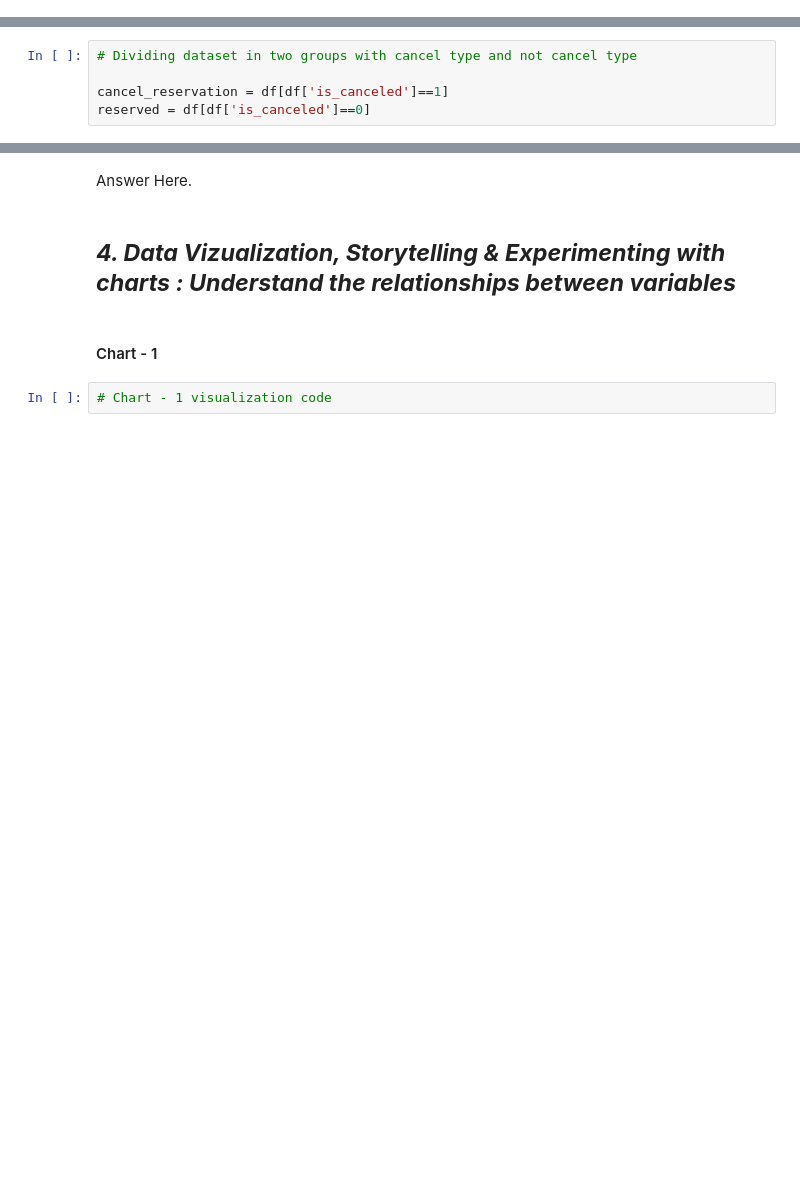
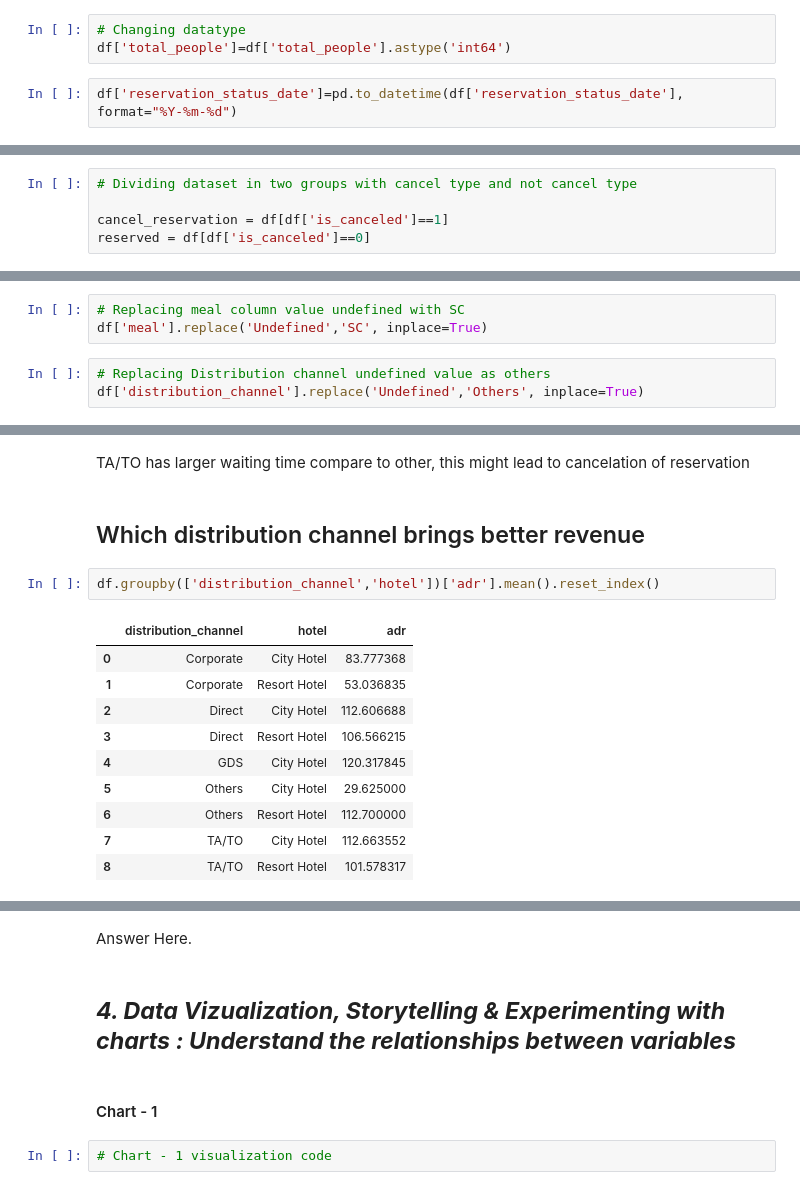
Before and after one commit to ZenCodex559/Hotel-Booking-Analysis, a Jupyter notebook: EDA_Capstone_Project_|_Hotel_Booking_Analysis.ipynb, the cells around one changed output, grey strips where cells are left out. Saved outputs shown, nothing was run; the diff lists cells and outputs as text; blank space fills up the shorter version.

```diff
--- a/EDA_Capstone_Project_|_Hotel_Booking_Analysis.ipynb
+++ b/EDA_Capstone_Project_|_Hotel_Booking_Analysis.ipynb
@@ -293,0 +324,5 @@ df = df.drop_duplicates()
+# %%
+# Changing datatype
+df['total_people']=df['total_people'].astype('int64')
+# %%
+df['reservation_status_date']=pd.to_datetime(df['reservation_status_date'], format="%Y-%m-%d")
@@ -309,0 +351,6 @@ precentage of city hotel booked 61 %, precentage of resort hotel booked 39 %
+# %%
+# Replacing meal column value undefined with SC
+df['meal'].replace('Undefined','SC', inplace=True)
+# %%
+# Replacing Distribution channel undefined value as others
+df['distribution_channel'].replace('Undefined','Others', inplace=True)
@@ -500,0 +471,17 @@ Name: previous_bookings_not_canceled, Length: 86937, dtype: int64
+# %% [markdown]
+TA/TO has larger waiting time compare to other, this might lead to cancelation of reservation
+# %% [markdown]
+## Which distribution channel brings better revenue
+# %%
+df.groupby(['distribution_channel','hotel'])['adr'].mean().reset_index()
+# %% [output]
+|  | distribution_channel | hotel | adr |
+| 0 | Corporate | City Hotel | 83.777368 |
+| 1 | Corporate | Resort Hotel | 53.036835 |
+| 2 | Direct | City Hotel | 112.606688 |
+| 3 | Direct | Resort Hotel | 106.566215 |
+| 4 | GDS | City Hotel | 120.317845 |
+| 5 | Others | City Hotel | 29.625000 |
+| 6 | Others | Resort Hotel | 112.700000 |
+| 7 | TA/TO | City Hotel | 112.663552 |
+| 8 | TA/TO | Resort Hotel | 101.578317 |
```
Also changed, not shown: parts of 66 cells of this notebook.
